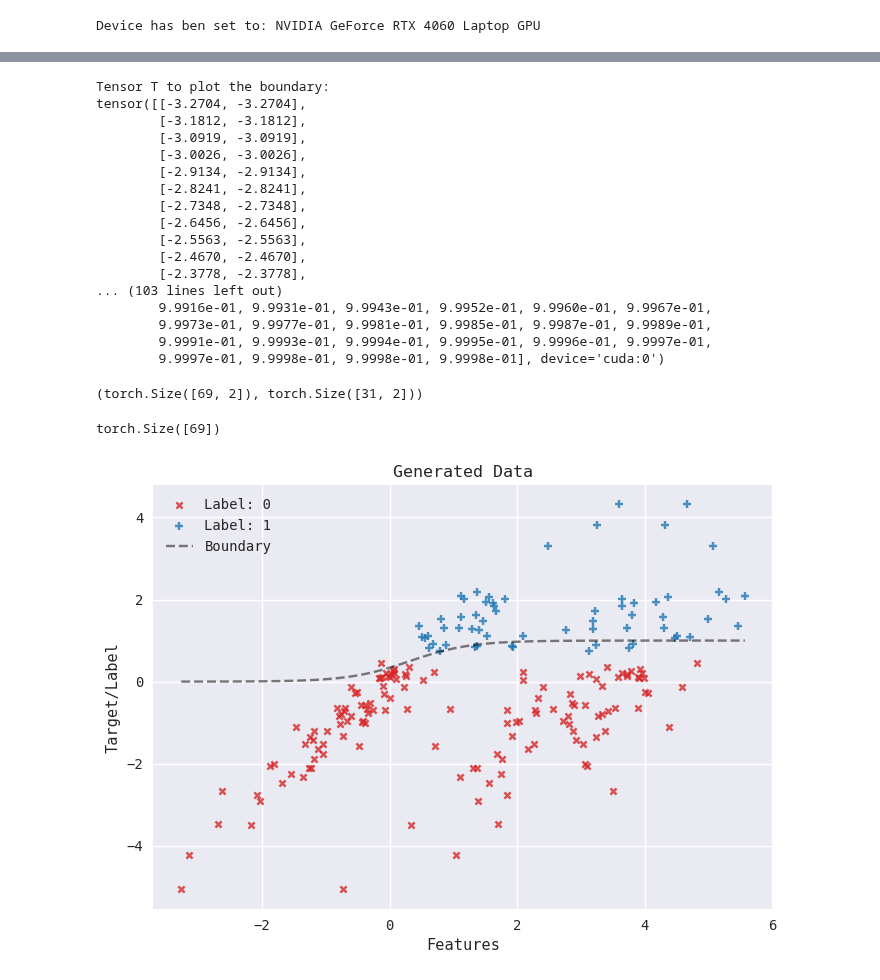
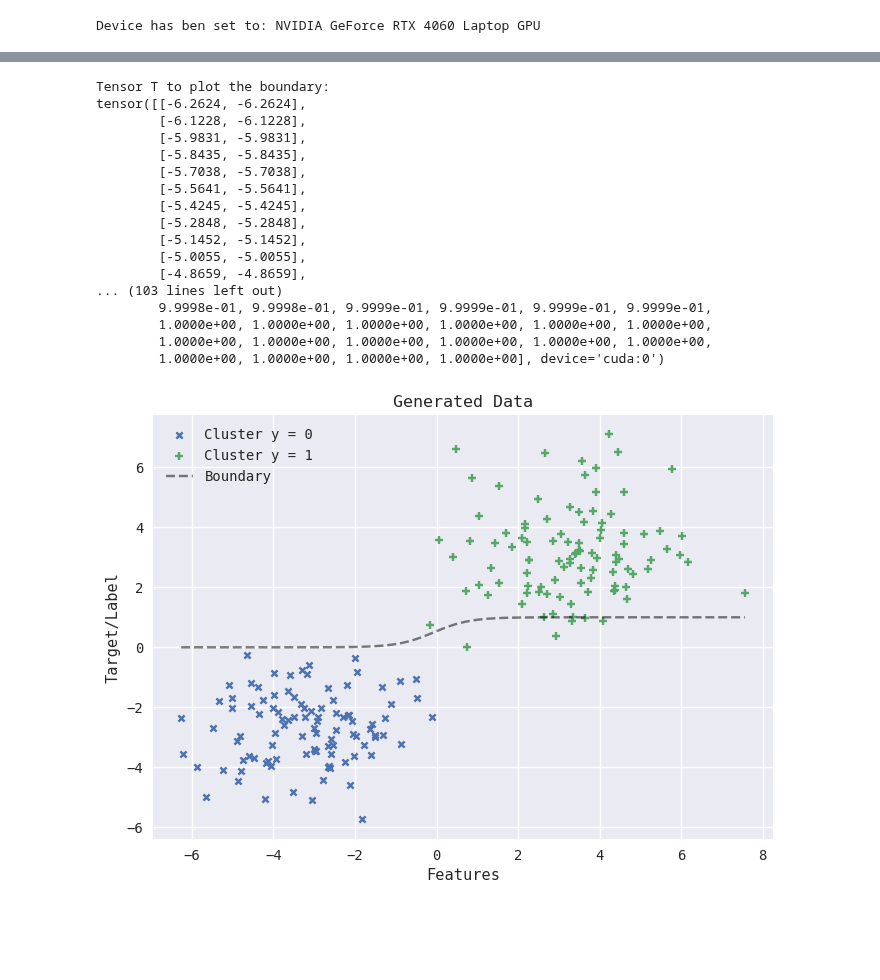
Before and after one commit to abhans/torchbygnd, a Jupyter notebook: test.ipynb, the cells around one changed output, grey strips where cells are left out. Saved outputs shown, nothing was run; the diff lists cells and outputs as text; code cells hidden in the pictures; blank space fills up the shorter version.

```diff
--- a/test.ipynb
+++ b/test.ipynb
@@ -49,2 +38,4 @@ y = X @ W + b
+# %%
+X, y = clusters(SIZE, std_0 = 1.3, std_1 = 1.6, generator=GENERATOR);
 # %%
 print("Generated X:", X, "\nGenerated y:", y, sep='\n')
@@ -234,53 +171,39 @@ print("Tensor T to plot the boundary:", T, sep='\n')
 print("Results:", yT.float(), sep='\n')
 # %% [output]
 Tensor T to plot the boundary:
-tensor([[-3.2704, -3.2704],
-        [-3.1812, -3.1812],
-        [-3.0919, -3.0919],
-        [-3.0026, -3.0026],
-        [-2.9134, -2.9134],
-        [-2.8241, -2.8241],
-        [-2.7348, -2.7348],
-        [-2.6456, -2.6456],
-        [-2.5563, -2.5563],
-        [-2.4670, -2.4670],
-        [-2.3778, -2.3778],
+tensor([[-6.2624, -6.2624],
+        [-6.1228, -6.1228],
+        [-5.9831, -5.9831],
+        [-5.8435, -5.8435],
+        [-5.7038, -5.7038],
+        [-5.5641, -5.5641],
+        [-5.4245, -5.4245],
+        [-5.2848, -5.2848],
+        [-5.1452, -5.1452],
+        [-5.0055, -5.0055],
+        [-4.8659, -4.8659],
 ... (103 lines left out)
-        9.9916e-01, 9.9931e-01, 9.9943e-01, 9.9952e-01, 9.9960e-01, 9.9967e-01,
-        9.9973e-01, 9.9977e-01, 9.9981e-01, 9.9985e-01, 9.9987e-01, 9.9989e-01,
-        9.9991e-01, 9.9993e-01, 9.9994e-01, 9.9995e-01, 9.9996e-01, 9.9997e-01,
-        9.9997e-01, 9.9998e-01, 9.9998e-01, 9.9998e-01], device='cuda:0')
+        9.9998e-01, 9.9998e-01, 9.9999e-01, 9.9999e-01, 9.9999e-01, 9.9999e-01,
+        1.0000e+00, 1.0000e+00, 1.0000e+00, 1.0000e+00, 1.0000e+00, 1.0000e+00,
+        1.0000e+00, 1.0000e+00, 1.0000e+00, 1.0000e+00, 1.0000e+00, 1.0000e+00,
+        1.0000e+00, 1.0000e+00, 1.0000e+00, 1.0000e+00], device='cuda:0')
-# %%
-X0 = X[yb == 0]
-X1 = X[yb == 1]
-
-X0.size(), X1.size()
-# %% [output]
-(torch.Size([69, 2]), torch.Size([31, 2]))
-# %%
-y[yb == 0].size()
-# %% [output]
-torch.Size([69])
 # %%
-plt.scatter(X0[:, 0].numpy(), y[yb == 0].numpy(), label="Label: 0", marker='x', alpha=.8, c='#d62728', s=20);
-plt.scatter(X1[:, 0].numpy(), y[yb == 1].numpy(), label="Label: 1", marker='+', alpha=.8, c='#1f77b4', s=40);
-
-plt.scatter(X0[:, 1].numpy(), y[yb == 0].numpy(), marker='x', c='#d62728', alpha=.8, s=20);
-plt.scatter(X1[:, 1].numpy(), y[yb == 1].numpy(), marker='+', alpha=.8, c='#1f77b4', s=40);
+plt.scatter(X[y == 0][:, 0], X[y == 0][:, 1], marker='x', label='Cluster y = 0', s=20)
+plt.scatter(X[y == 1][:, 0], X[y == 1][:, 1], marker='+', label='Cluster y = 1', s=40)
 # Decision Boundary
 plt.plot(
     T[:, 1].cpu(),
     yT.cpu(),
     alpha=.5,
     color='black',
     linestyle='--',
     label="Boundary"
 );
 
 plt.xlabel("Features");
 plt.ylabel("Target/Label");
 plt.title("Generated Data");
 plt.legend(loc='best');
 plt.show();
 # %% [output]
-[figure, old version]
+[figure, new version]
```
Also changed, not shown: parts of 15 cells of this notebook, 1 other file.
